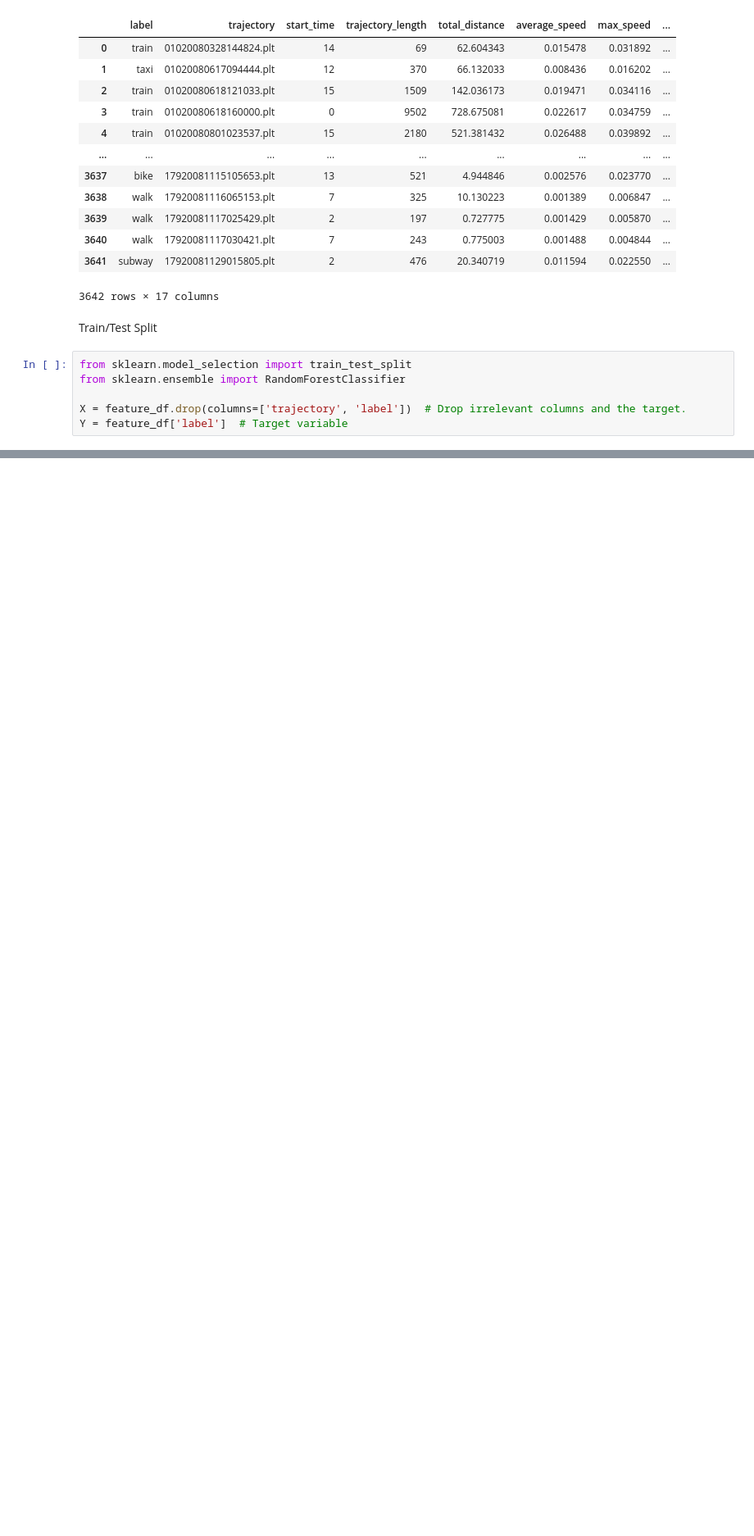
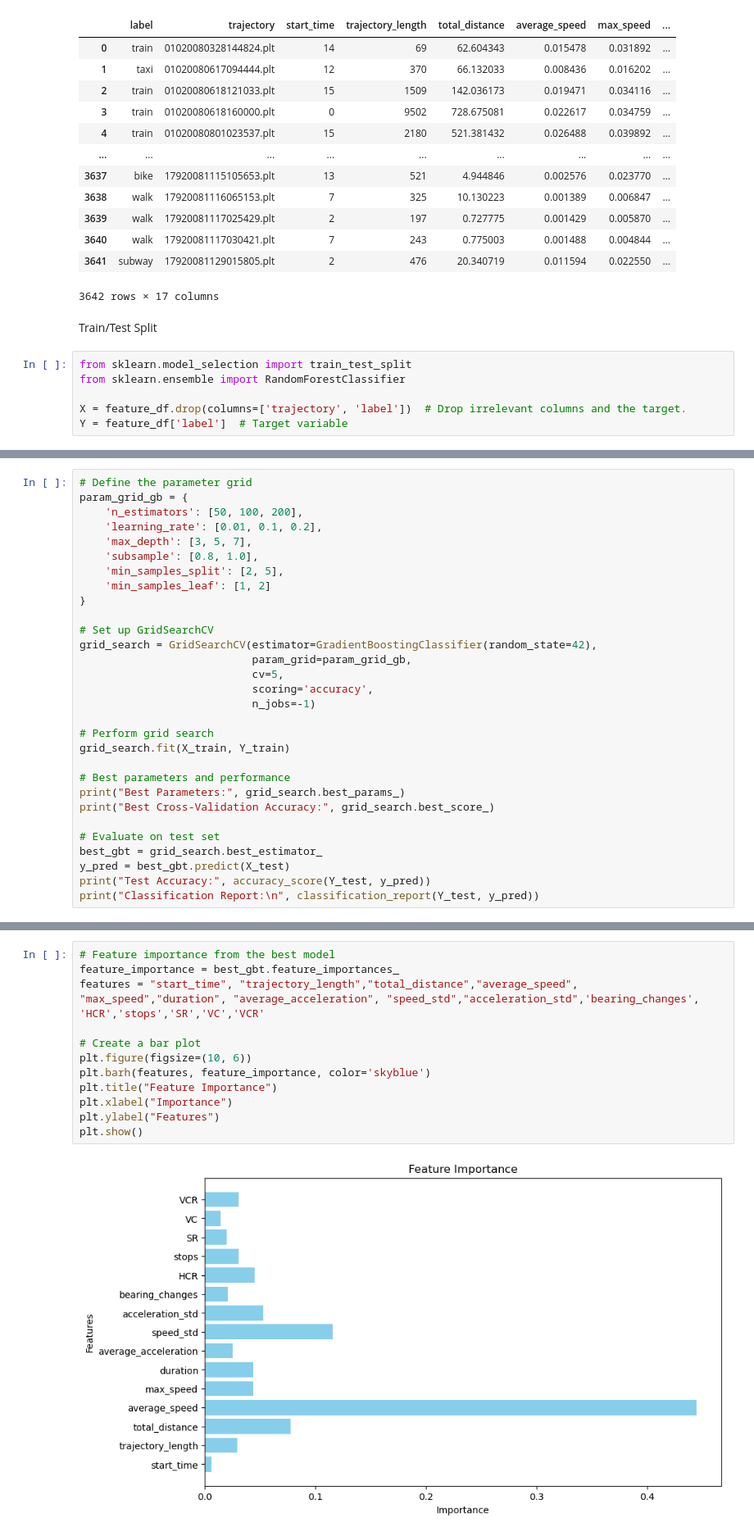
Before and after one commit to benteuu/Masterarbeit-Repo, a Jupyter notebook: trees.ipynb, the cells around one changed output, grey strips where cells are left out. Shown at 82% size. Saved outputs shown, nothing was run; the diff lists cells and outputs as text; blank space fills up the shorter version.

```diff
--- a/trees.ipynb
+++ b/trees.ipynb
@@ -37,0 +254,30 @@ Y = feature_df['label']  # Target variable
+# %%
+# Define the parameter grid
+param_grid_gb = {
+    'n_estimators': [50, 100, 200],
+    'learning_rate': [0.01, 0.1, 0.2],
+    'max_depth': [3, 5, 7],
+    'subsample': [0.8, 1.0],
+    'min_samples_split': [2, 5],
+    'min_samples_leaf': [1, 2]
+}
+
+# Set up GridSearchCV
+grid_search = GridSearchCV(estimator=GradientBoostingClassifier(random_state=42),
+                           param_grid=param_grid_gb,
+                           cv=5,
+                           scoring='accuracy',
+                           n_jobs=-1)
+
+# Perform grid search
+grid_search.fit(X_train, Y_train)
+
+# Best parameters and performance
+print("Best Parameters:", grid_search.best_params_)
+print("Best Cross-Validation Accuracy:", grid_search.best_score_)
+
+# Evaluate on test set
+best_gbt = grid_search.best_estimator_
+y_pred = best_gbt.predict(X_test)
+print("Test Accuracy:", accuracy_score(Y_test, y_pred))
+print("Classification Report:\n", classification_report(Y_test, y_pred))
@@ -37,0 +346,14 @@ Y = feature_df['label']  # Target variable
+# %%
+# Feature importance from the best model
+feature_importance = best_gbt.feature_importances_
+features = "start_time", "trajectory_length","total_distance","average_speed",	"max_speed","duration",	"average_acceleration",	"speed_std","acceleration_std",'bearing_changes', 'HCR','stops','SR','VC','VCR'
+
+# Create a bar plot
+plt.figure(figsize=(10, 6))
+plt.barh(features, feature_importance, color='skyblue')
+plt.title("Feature Importance")
+plt.xlabel("Importance")
+plt.ylabel("Features")
+plt.show()
+# %% [output]
+[figure, added]
```
Also changed, not shown: parts of 31 cells of this notebook, 6 other files.
